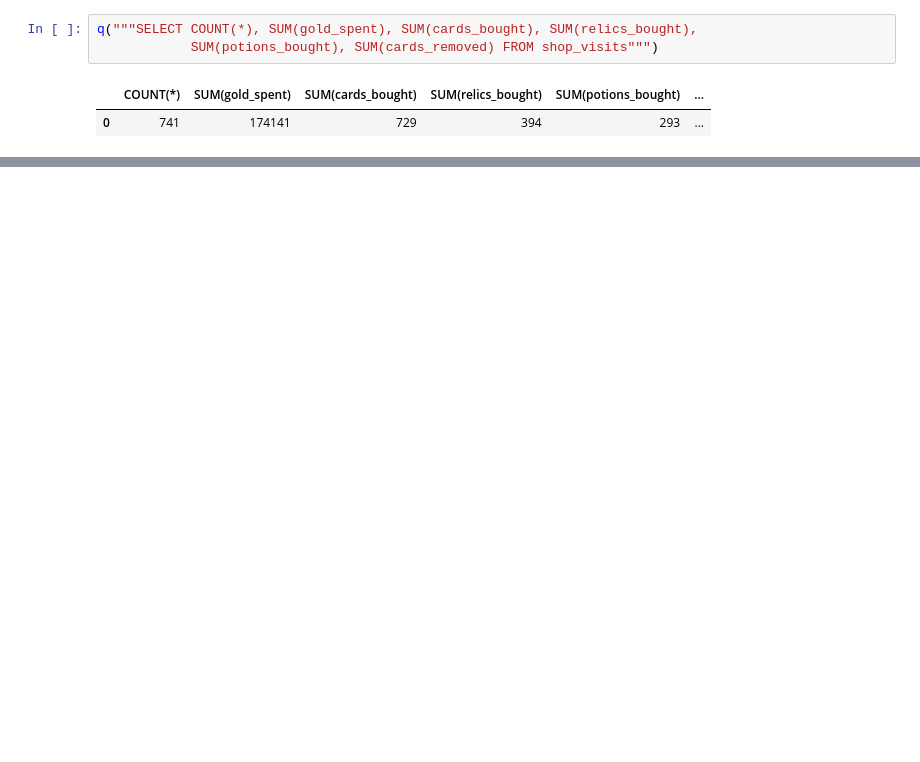
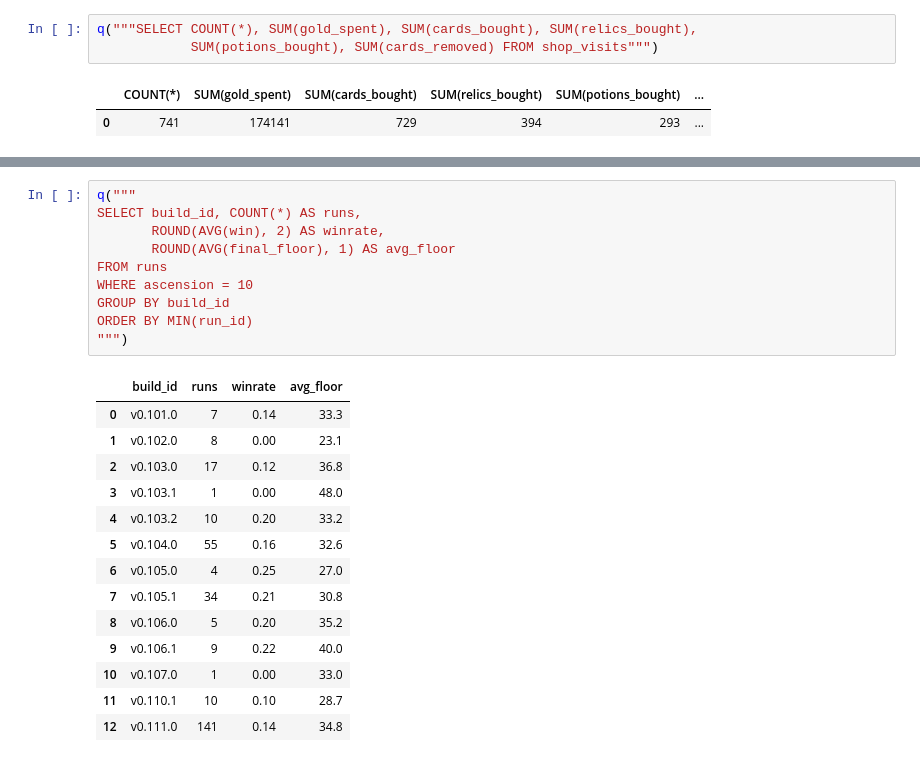
Before and after one commit to Tutel1-42/Sts2-runs-analysis, a Jupyter notebook: analysis.ipynb, the cells around one changed output, grey strips where cells are left out. Cells and saved outputs as stored; diff of their text form; blank space fills up the shorter version.

```diff
--- a/analysis.ipynb
+++ b/analysis.ipynb
@@ -382,0 +512,25 @@ q("""SELECT COUNT(*), SUM(gold_spent), SUM(cards_bought), SUM(relics_bought),
+# %%
+q("""
+SELECT build_id, COUNT(*) AS runs,
+       ROUND(AVG(win), 2) AS winrate,
+       ROUND(AVG(final_floor), 1) AS avg_floor
+FROM runs
+WHERE ascension = 10
+GROUP BY build_id
+ORDER BY MIN(run_id)
+""")
+# %% [output]
+|  | build_id | runs | winrate | avg_floor |
+| 0 | v0.101.0 | 7 | 0.14 | 33.3 |
+| 1 | v0.102.0 | 8 | 0.00 | 23.1 |
+| 2 | v0.103.0 | 17 | 0.12 | 36.8 |
+| 3 | v0.103.1 | 1 | 0.00 | 48.0 |
+| 4 | v0.103.2 | 10 | 0.20 | 33.2 |
+| 5 | v0.104.0 | 55 | 0.16 | 32.6 |
+| 6 | v0.105.0 | 4 | 0.25 | 27.0 |
+| 7 | v0.105.1 | 34 | 0.21 | 30.8 |
+| 8 | v0.106.0 | 5 | 0.20 | 35.2 |
+| 9 | v0.106.1 | 9 | 0.22 | 40.0 |
+| 10 | v0.107.0 | 1 | 0.00 | 33.0 |
+| 11 | v0.110.1 | 10 | 0.10 | 28.7 |
+| 12 | v0.111.0 | 141 | 0.14 | 34.8 |
```
Also changed, not shown: parts of 28 cells of this notebook, 11 other files.
